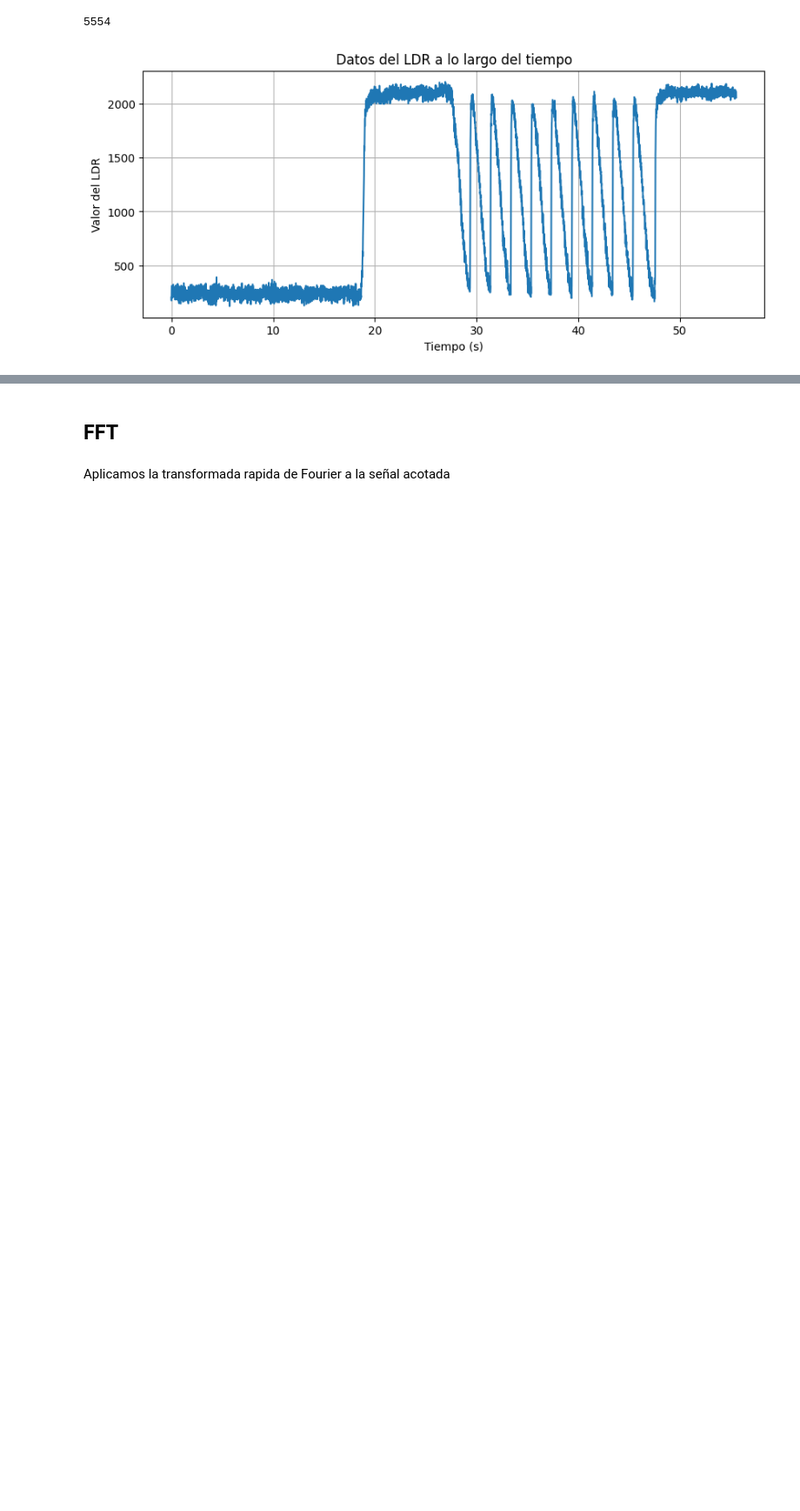
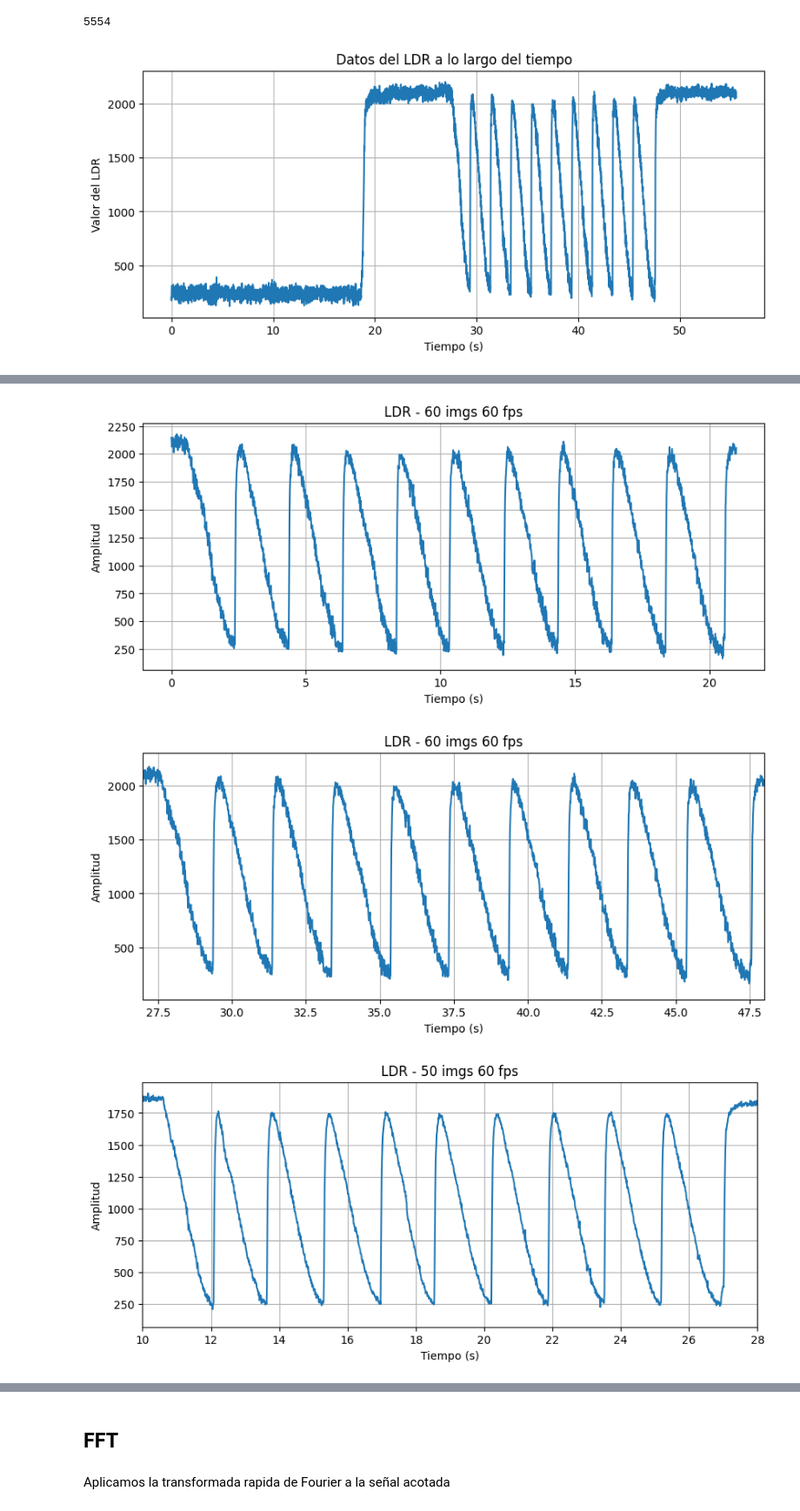
Before and after one commit to alex20022000/Signal_Processing_Project_Ciani-Dalle_Rive_Prieto, a Jupyter notebook: 01_Signal_Processing_Ciani+Dalle_Rive_Prieto.ipynb, the cells around one changed output, grey strips where cells are left out. Shown at 87% size. Saved outputs shown, nothing was run; the diff lists cells and outputs as text; code cells hidden in the pictures; blank space fills up the shorter version.

```diff
--- a/01_Signal_Processing_Ciani+Dalle_Rive_Prieto.ipynb
+++ b/01_Signal_Processing_Ciani+Dalle_Rive_Prieto.ipynb
@@ -135,0 +190,14 @@ dtype: int64
+# %%
+ldr_fs100Hz_60imgs_60fps = data_1['LDR']
+ldr_fs100Hz_50imgs_60fps = data_2['LDR']
+ldr_fs100Hz_40imgs_60fps = data_3['LDR']
+ldr_fs100Hz_30imgs_60fps = data_4['LDR']
+ldr_fs100Hz_20imgs_60fps = data_5['LDR']
+ldr_fs100Hz_10imgs_60fps = data_6['LDR']
+#ldr_fs100Hz_60imgs_60fps = data_7['LDR']
+ldr_fs100Hz_60imgs_90fps = data_8['LDR']
+ldr_fs100Hz_60imgs_120fps = data_9['LDR']
+ldr_fs100Hz_60imgs_240fps = data_10['LDR']
+ldr_fs100Hz_70imgs_60fps = data_11['LDR']
+
+ldr_fs100Hz_60imgs_120fps.head()
@@ -163,0 +284,48 @@ print(len(ldr_data))
+# %%
+# Acotamos el grafico a la muestra tomada
+
+tc1 = 27  # tiempo de corte 1
+tc2 = 48  # tiempo de corte 2
+t1 = tc1*fs # numero de muestra en t = tc1 [segundos]
+t2 = tc2*fs # numero de muestra en t = tc2 [segundos]
+
+ldr_acot = ldr_fs100Hz_60imgs_60fps[t1:t2]  # nos quedamos con el tramo util de la muestra
+t_acot = np.arange(len(ldr_acot)) / fs  # recalculamos el vector de tiempo
+
+
+graficar_t_VS_muestras(t_acot,
+                       ldr_acot,
+                       xlabel='Tiempo (s)',
+                       ylabel='Amplitud',
+                       titulo='LDR - 60 imgs 60 fps',
+                       grid=True)
+
+graficar_t_VS_muestras(tiempos[0],
+                       seniales[0],
+                       xlabel='Tiempo (s)',
+                       xlim=(27,48),
+                       ylabel='Amplitud',
+                       titulo='LDR - 60 imgs 60 fps',
+                       grid=True
+                       )
+graficar_t_VS_muestras(tiempos[1],
+                       seniales[1],
+                       xlabel='Tiempo (s)',
+                       xlim=(10,28),
+                       ylabel='Amplitud',
+                       titulo='LDR - 50 imgs 60 fps',
+                       grid=True
+                       )
+
+graficar_t_VS_muestras(tiempos[2],
+                       seniales[2],
+                       xlabel='Tiempo (s)',
+                       xlim=(10,24),
+                       ylabel='Amplitud',
+                       titulo='LDR - 30 imgs 60 fps',
+                       grid=True
+                       )
+# %% [output]
+[figure, added]
+[figure, added]
+[figure, added]
```
Also changed, not shown: parts of 15 cells of this notebook.
